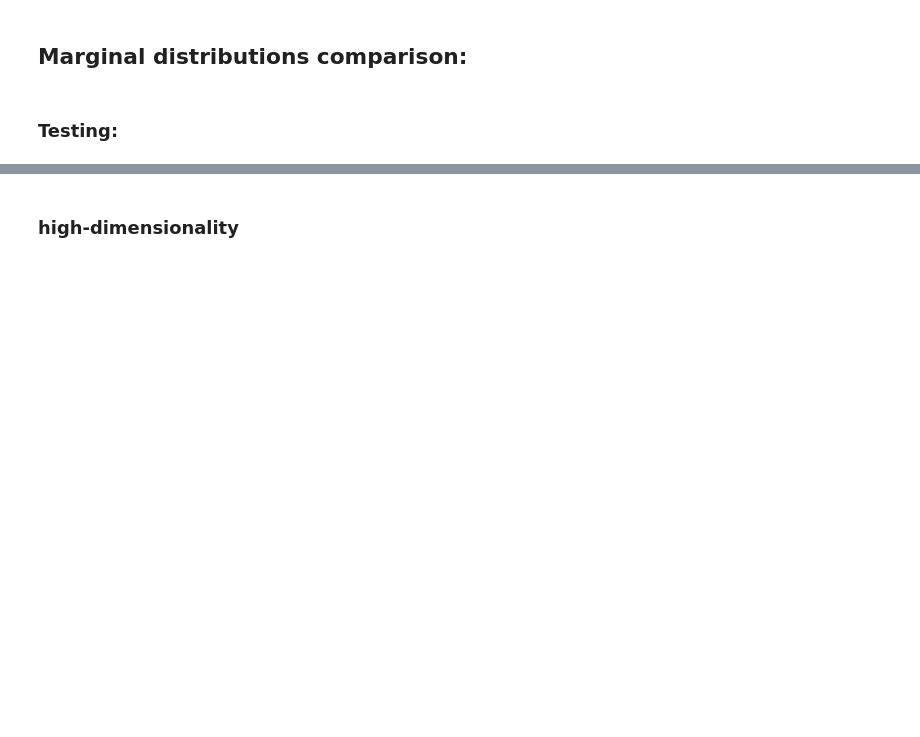
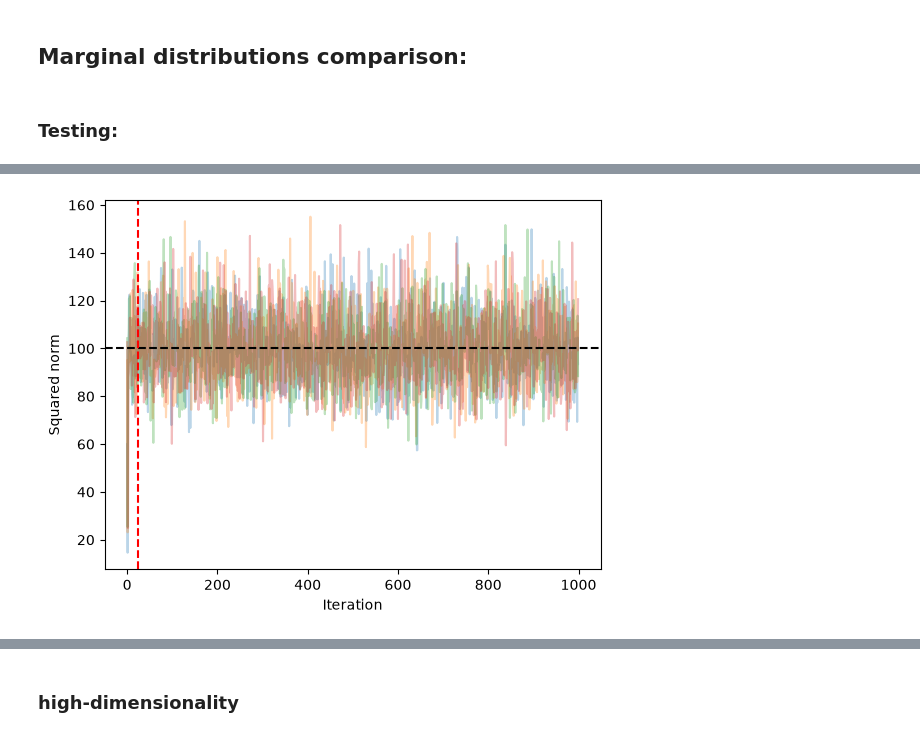
Before and after one commit to nickherrmann8503/Hamiltonian-MC, a Jupyter notebook: tests.ipynb, the cells around one changed output, grey strips where cells are left out. Saved outputs shown, nothing was run; the diff lists cells and outputs as text; code cells hidden in the pictures; blank space fills up the shorter version.

```diff
--- a/tests.ipynb
+++ b/tests.ipynb
@@ -305,25 +320,3 @@ def KL_comparison(Xns1,Xns2):
     hist2 = np.asarray(hist2) # all bin entries for each dimension
 
     return KL_div(hist1,hist2), hist1, hist2
-# %%
-seed1 = 42
-seed2 = 22
-d = 5
-means = np.zeros(d)
-Sigma = np.eye(d)
-
-L = 100 #leapfrog steps
-nchains = 2 * d + 1
-chain_length = 1000
-dt = 0.5 #step size
-mass = 10000
-M = np.eye(d) * mass
-
-nbins = 50
-
-#now computes all chains at once
-X0s1 = [multivariate_normal.rvs(means,Sigma,1,random_state=seed1) for i in range(nchains)]
-HMC1 = np.array(dchain(np.array(X0s1),chain_length,dt,L,M,method="gaussian",random_seed=seed1))
-
-X0s2 = [multivariate_normal.rvs(means,Sigma,1,random_state=seed2) for i in range(nchains)]
-HMC2 = np.array(dchain(np.array(X0s2),chain_length,dt,L,M,method="gaussian",random_seed=seed2))
@@ -332,0 +477,13 @@ Gaussian sampling
+# %%
+r_squared = np.sum(X_HMC1**2, axis=-1)
+
+burnin = 25
+plt.plot(r_squared, alpha=0.3)
+plt.axhline(100, color="black", linestyle="--")
+plt.axvline(burnin, color="red", linestyle="--")
+
+plt.xlabel("Iteration")
+plt.ylabel("Squared norm")
+plt.show()
+# %% [output]
+[figure, added]
```
Also changed, not shown: parts of 14 cells of this notebook.
